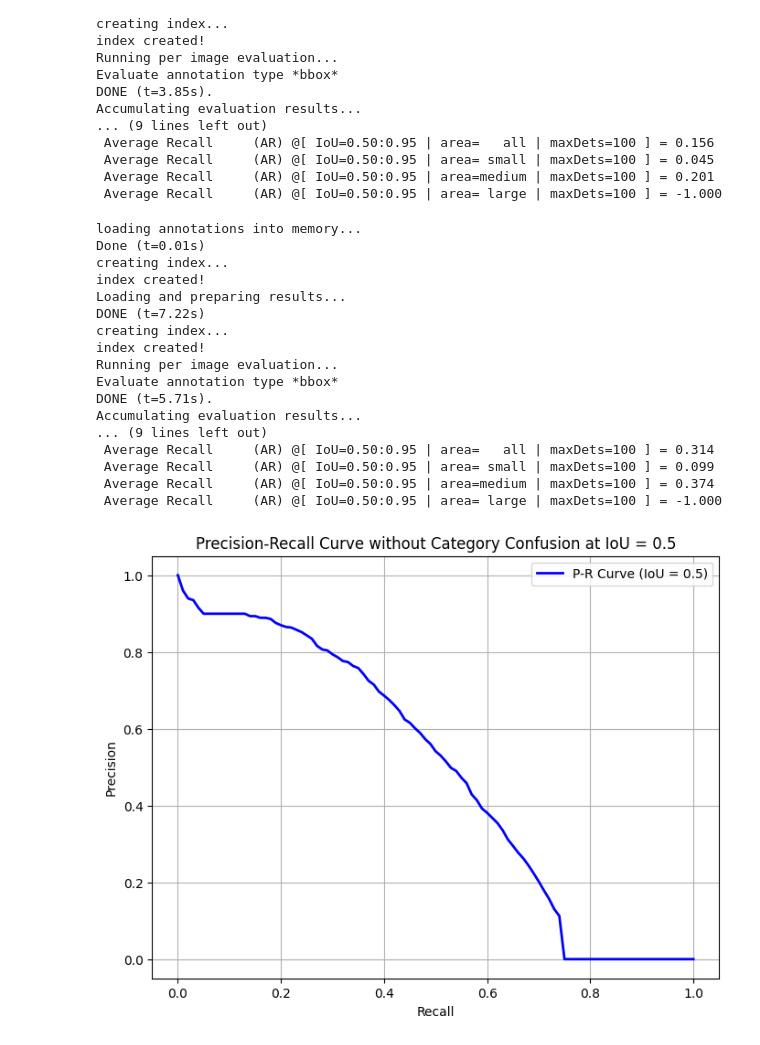
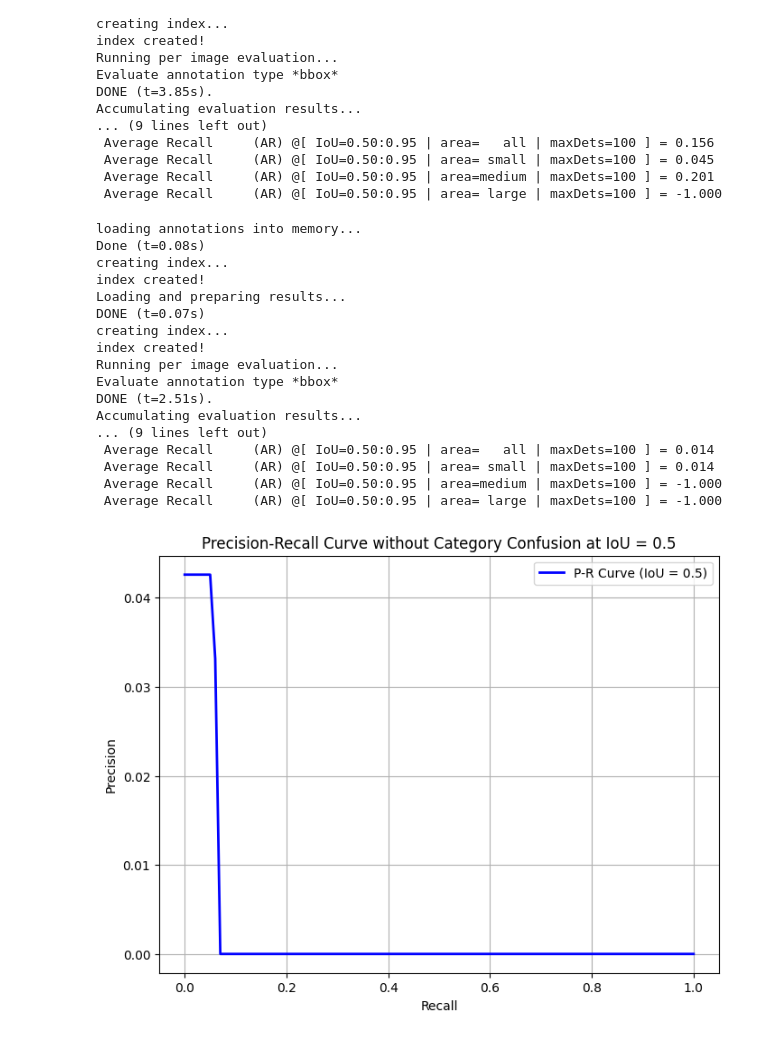
Before and after one commit to echonax07/OpenWildlife-ml-model, a Jupyter notebook: tools/analysis_tools/plot_pr.ipynb, the cells around one changed output. Saved outputs shown, nothing was run; the diff lists cells and outputs as text; code cells hidden in the pictures.

```diff
--- a/tools/analysis_tools/plot_pr.ipynb
+++ b/tools/analysis_tools/plot_pr.ipynb
@@ -183,8 +183,8 @@ import copy
 
 
 # Load the GT and prediction JSON files
-gt_path = '/home/m32patel/projects/rrg-dclausi/wildlife/datasets/Virunga_Garamba/groundtruth/json/big_size/test_big_size_A_B_E_K_WH_WB.json'  # Replace with your GT JSON path
-pred_path = '/home/m32patel/projects/def-dclausi/whale/mmwhale2/work_dir_grounding_dino/Virunga_garamba_dataset/prediction_mm_grounding_dino_caption.bbox.json'  # Replace with your prediction JSON path
+gt_path = '/home/m32patel/projects/rrg-dclausi/wildlife/datasets/birds_penguins/test_grounded.json'
+pred_path = '/home/m32patel/projects/def-dclausi/whale/mmwhale2/work_dir_grounding_dino/penguins_od_dataset/prediction_mm_grounding_dino_nocaption.bbox.json'  # Replace with your prediction JSON path
 
 # Load ground truth and prediction JSON
 with open(gt_path, 'r') as f:
@@ -221,37 +221,37 @@ coco_eval.summarize()
 # Set the IoU threshold you want to use for plotting
 desired_iou = 0.5  # Adjust this IoU as needed
 iou_thresholds = coco_eval.params.iouThrs
 iou_index = np.where(np.isclose(iou_thresholds, desired_iou))[0][0]
 
 # Extract precision and recall for the selected IoU threshold
 precision_at_iou = coco_eval.eval['precision'][iou_index, :, 0, 0, 2]  # Averaging over categories and area
 recall_at_iou = coco_eval.params.recThrs
 
 # Plot P-R Curve at the specific IoU threshold
 plt.figure(figsize=(8, 6))
 plt.plot(recall_at_iou, precision_at_iou, label=f'P-R Curve (IoU = {desired_iou})', color='blue', linewidth=2)
 plt.xlabel('Recall')
 plt.ylabel('Precision')
 plt.title(f'Precision-Recall Curve without Category Confusion at IoU = {desired_iou}')
 plt.legend(loc="upper right")
 plt.grid()
 plt.show()
 # %% [output]
 loading annotations into memory...
-Done (t=0.01s)
+Done (t=0.08s)
 creating index...
 index created!
 Loading and preparing results...
-DONE (t=7.22s)
+DONE (t=0.07s)
 creating index...
 index created!
 Running per image evaluation...
 Evaluate annotation type *bbox*
-DONE (t=5.71s).
+DONE (t=2.51s).
 Accumulating evaluation results...
 ... (9 lines left out)
- Average Recall     (AR) @[ IoU=0.50:0.95 | area=   all | maxDets=100 ] = 0.314
- Average Recall     (AR) @[ IoU=0.50:0.95 | area= small | maxDets=100 ] = 0.099
- Average Recall     (AR) @[ IoU=0.50:0.95 | area=medium | maxDets=100 ] = 0.374
+ Average Recall     (AR) @[ IoU=0.50:0.95 | area=   all | maxDets=100 ] = 0.014
+ Average Recall     (AR) @[ IoU=0.50:0.95 | area= small | maxDets=100 ] = 0.014
+ Average Recall     (AR) @[ IoU=0.50:0.95 | area=medium | maxDets=100 ] = -1.000
  Average Recall     (AR) @[ IoU=0.50:0.95 | area= large | maxDets=100 ] = -1.000
-[figure, old version]
+[figure, new version]
```
Also changed, not shown: parts of 3 cells of this notebook, 3 other files.
